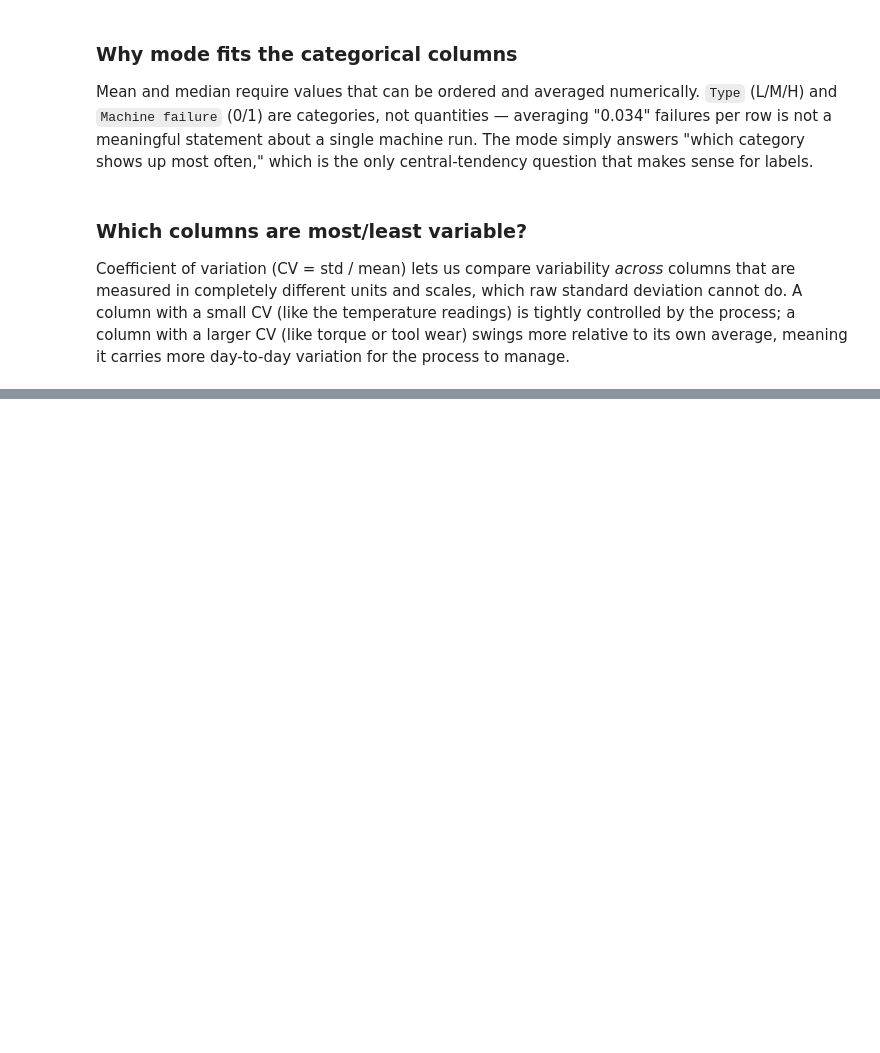
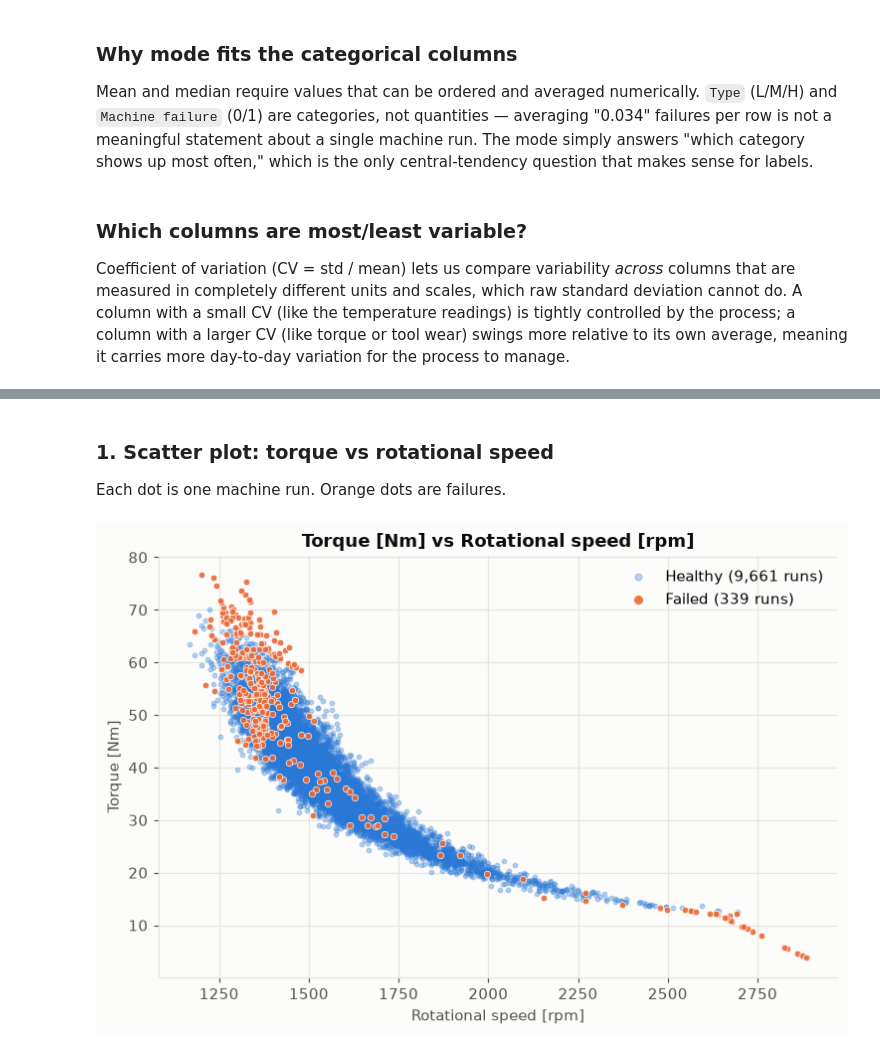
Before and after one commit to DavisenV/Group1-PROG8431-DataAnalysis, a Jupyter notebook: main.ipynb, the cells around one changed output, grey strips where cells are left out. Saved outputs shown, nothing was run; the diff lists cells and outputs as text; code cells hidden in the pictures; blank space fills up the shorter version.

```diff
--- a/main.ipynb
+++ b/main.ipynb
@@ -285,0 +338,32 @@ process to manage.
+# %%
+import matplotlib.pyplot as plt
+import pandas as pd
+from matplotlib_venn import venn3
+
+# One colour per outcome, so orange always means "failed"
+HEALTHY_COLOR = "#2a78d6"
+FAILED_COLOR = "#eb6834"
+THIRD_SET_COLOR = "#1baf7a"
+INK_COLOR = "#0b0b0b"
+MUTED_INK_COLOR = "#52514e"
+GRID_COLOR = "#e6e5e0"
+BACKGROUND_COLOR = "#fcfcfb"
+
+plt.rcParams.update({
+    "figure.dpi": 110,
+    "figure.facecolor": BACKGROUND_COLOR,
+    "axes.facecolor": BACKGROUND_COLOR,
+    "axes.edgecolor": GRID_COLOR,
+    "axes.labelcolor": MUTED_INK_COLOR,
+    "axes.titlecolor": INK_COLOR,
+    "axes.titlesize": 12,
+    "axes.titleweight": "bold",
+    "axes.spines.top": False,
+    "axes.spines.right": False,
+    "axes.grid": True,
+    "axes.axisbelow": True,
+    "grid.color": GRID_COLOR,
+    "xtick.color": MUTED_INK_COLOR,
+    "ytick.color": MUTED_INK_COLOR,
+    "legend.frameon": False,
+})
@@ -285,0 +484,10 @@ process to manage.
+# %%
+plotter = MaintenanceVisualizer(maintenance_dataset)
+# %% [markdown]
+### 1. Scatter plot: torque vs rotational speed
+
+Each dot is one machine run. Orange dots are failures.
+# %%
+plotter.scatter("Rotational speed [rpm]", "Torque [Nm]")
+# %% [output]
+[figure, added]
```
Also changed, not shown: parts of 27 cells of this notebook.
